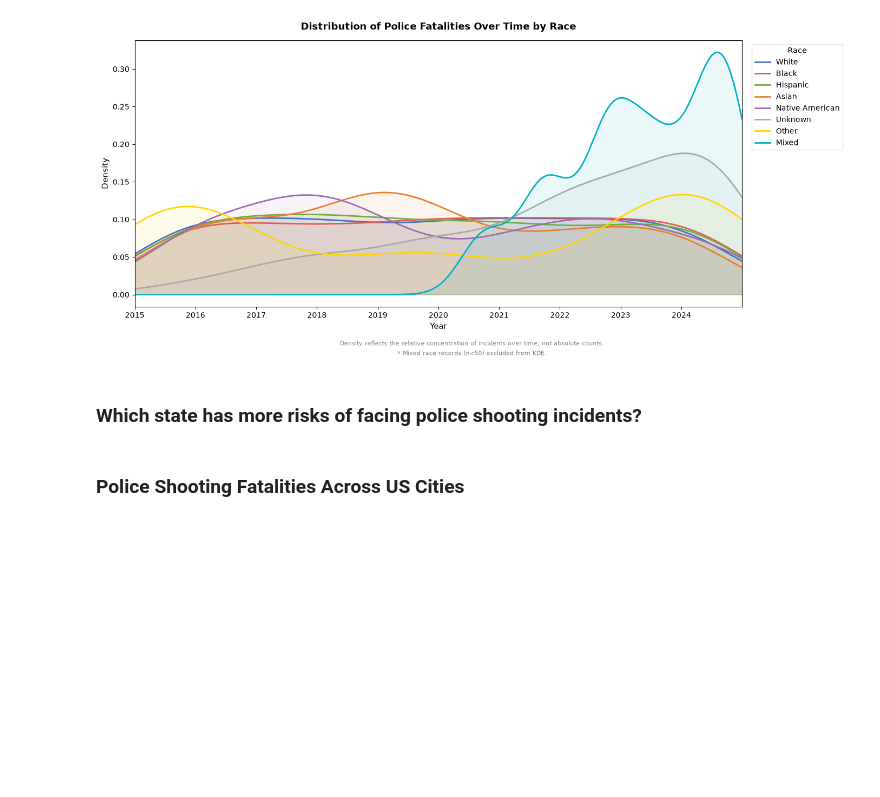
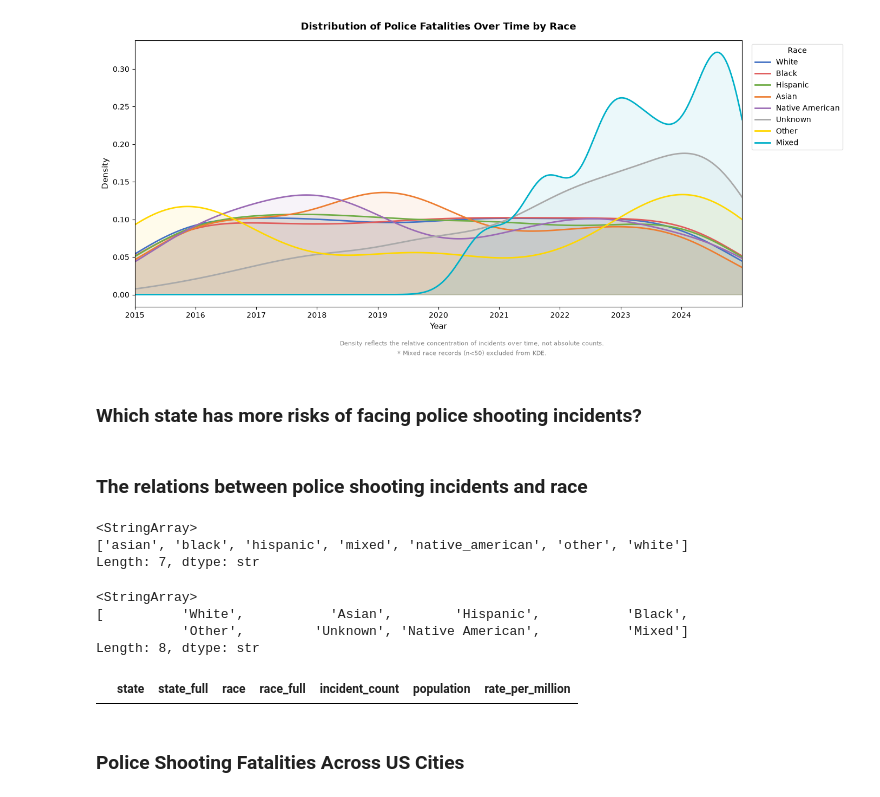
Before and after one commit to LegradiK/us_police_incidents_analysis, a Jupyter notebook: 2015_2024_us_police_shooting_report_analysis.ipynb, the cells around one changed output. Cells and saved outputs as stored; diff of their text form; code cells hidden in the pictures; blank space fills up the shorter version.

```diff
--- a/2015_2024_us_police_shooting_report_analysis.ipynb
+++ b/2015_2024_us_police_shooting_report_analysis.ipynb
@@ -506,0 +532,2 @@ fig.show()
+# %% [markdown]
+### The relations between police shooting incidents and race
@@ -506,0 +613,69 @@ fig.show()
+# %%
+state_race_pop['race'].unique()
+# %% [output]
+<StringArray>
+['asian', 'black', 'hispanic', 'mixed', 'native_american', 'other', 'white']
+Length: 7, dtype: str
+# %%
+state_abbreviations = {
+    'AL': 'Alabama', 'AK': 'Alaska', 'AZ': 'Arizona', 'AR': 'Arkansas',
+    'CA': 'California', 'CO': 'Colorado', 'CT': 'Connecticut', 'DE': 'Delaware',
+    'FL': 'Florida', 'GA': 'Georgia', 'HI': 'Hawaii', 'ID': 'Idaho',
+    'IL': 'Illinois', 'IN': 'Indiana', 'IA': 'Iowa', 'KS': 'Kansas',
+    'KY': 'Kentucky', 'LA': 'Louisiana', 'ME': 'Maine', 'MD': 'Maryland',
+    'MA': 'Massachusetts', 'MI': 'Michigan', 'MN': 'Minnesota', 'MS': 'Mississippi',
+    'MO': 'Missouri', 'MT': 'Montana', 'NE': 'Nebraska', 'NV': 'Nevada',
+    'NH': 'New Hampshire', 'NJ': 'New Jersey', 'NM': 'New Mexico', 'NY': 'New York',
+    'NC': 'North Carolina', 'ND': 'North Dakota', 'OH': 'Ohio', 'OK': 'Oklahoma',
+    'OR': 'Oregon', 'PA': 'Pennsylvania', 'RI': 'Rhode Island', 'SC': 'South Carolina',
+    'SD': 'South Dakota', 'TN': 'Tennessee', 'TX': 'Texas', 'UT': 'Utah',
+    'VT': 'Vermont', 'VA': 'Virginia', 'WA': 'Washington', 'WV': 'West Virginia',
+    'WI': 'Wisconsin', 'WY': 'Wyoming', 'DC': 'District of Columbia'
+}
+df["state_full"] = df["state"].map(state_abbreviations)
+# %%
+df['race'].unique()
+# %% [output]
+<StringArray>
+[          'White',           'Asian',        'Hispanic',           'Black',
+           'Other',         'Unknown', 'Native American',           'Mixed']
+Length: 8, dtype: str
+# %%
+# 1. Map race values first
+race_mapping = {
+    "White": "white",
+    "Black": "black",
+    "Asian": "asian",
+    "Native American": "native_american",
+    "Mixed": "mixed",
+    "Other": "other",
+    "Hispanic": "hispanic",
+    "Unknown": "unknown",
+}
+df["race_full"] = df["race"].map(race_mapping)
+
+# remove Unknown as US census doens't include such group
+df = df[df["race_full"] != "unknown"]
+
+# 2. Rebuild incidents_by_state_race from the now-mapped df
+incidents_by_state_race = (
+    df.groupby(["state", "state_full", "race", "race_full"])
+    .size()
+    .reset_index(name="incident_count")
+)
+
+# print(incidents_by_state_race)
+
+# 3. Rebuild merged_sr
+merged_sr = incidents_by_state_race.merge(
+    state_race_pop.rename(columns={"state": "state_full", "race": "race_full"}),
+    on=["state_full", "race_full"],
+    how="left"
+)
+merged_sr["rate_per_million"] = merged_sr["incident_count"] / (merged_sr["population"] / 1_000_000)
+
+# Sanity check before plotting
+# print(merged_sr["rate_per_million"].isna().sum())
+merged_sr[merged_sr["rate_per_million"].isna()]
+# %% [output]
+|  | state | state_full | race | race_full | incident_count | population | rate_per_million |
```
Also changed, not shown: parts of 7 cells of this notebook, 2 other files.
